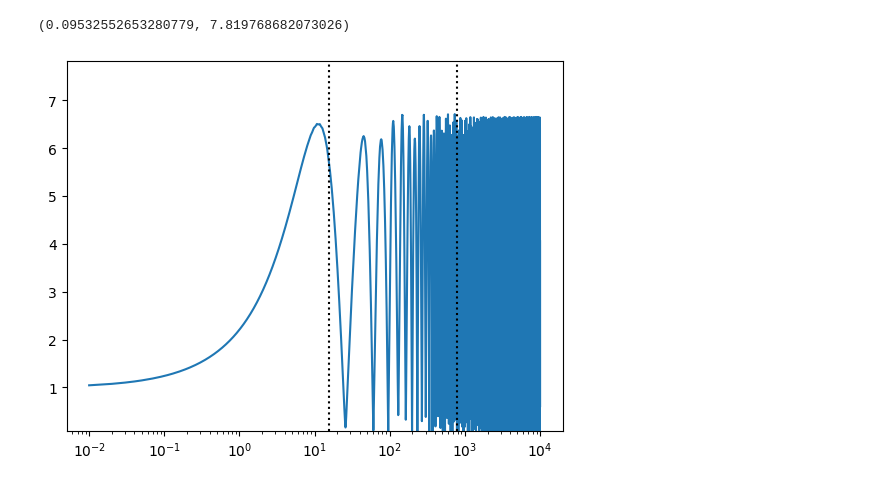
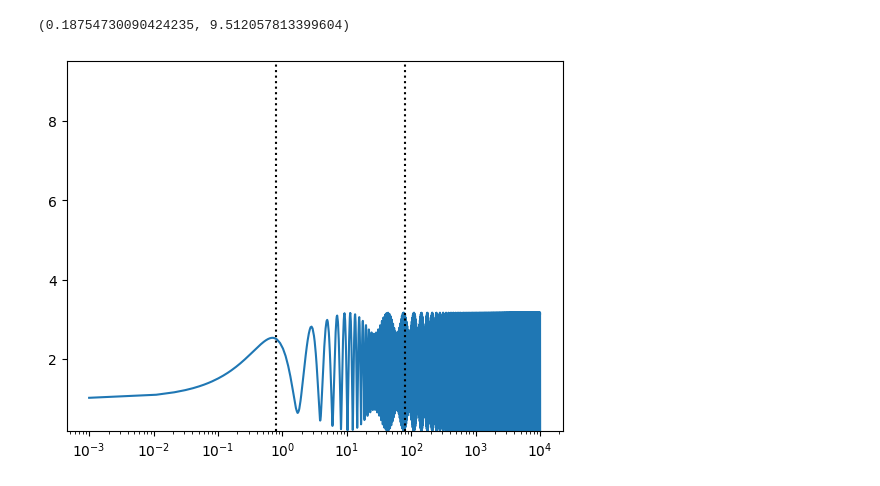
Before and after one commit to mhycheung/glworia, a Jupyter notebook: load_interpolation.ipynb, the cells around one changed output. Drawn from its saved outputs; the diff is of its cells as text; code cells hidden in the pictures.

```diff
--- a/load_interpolation.ipynb
+++ b/load_interpolation.ipynb
@@ -280,8 +289,11 @@ F_g = F_geom(w_arr_high, T_im, mu_im)
 # %%
 from bisect import bisect_left
 indx = bisect_left(w_arr_low, 25/T_im_hi)
-y_lim_high = np.max(np.abs(Fw_low[:indx]))*1.2
+y_lim_high = np.max(np.abs(Fw_low[:indx]))*1.5
 y_lim_low = np.min(np.abs(Fw_low[:indx]))*0.8
+# %%
+w_trans_1 = 2.5/T_im_hi
+w_trans_2 = 250/T_im_hi if strongly_lensed else 1000/T_im_hi
 # %%
 plt.semilogx(w_arr_high, np.abs(Fw_high), label = 'high', alpha = 0.5)
 plt.semilogx(w_arr_low, np.abs(Fw_low), label = 'low', alpha = 0.5)
@@ -300,11 +312,12 @@ def smooth_increase(x, x0, a):
 def smooth_decrease(x, x0, a):
     return 1 - smooth_increase(x, x0, a)
 # %%
-def interp_partitions(w_interp, ws, Fs, partitions, sigs):
+def interp_partitions(w_interp, ws, Fs, partitions, sigs, T_im, mu_im):
     F_interp = np.zeros_like(w_interp, dtype = np.complex128)
-    F_interp_raw = []
-    for w, F in zip(ws, Fs):
-        F_interp_raw.append(np.interp(w_interp, w, F))
+    F_interp_raw = [np.ones_like(w_interp, dtype=np.complex128)]
+    for i, (w, F) in enumerate(zip(ws, Fs)):
+        F_interp_raw.append(np.interp(w_interp, w, F, left = 1., right = 0.))
+    F_interp_raw.append(F_geom(w_interp, T_im, mu_im))
     for i in range(len(partitions)):
         if i == 0:
             F_interp += F_interp_raw[i]*smooth_decrease(w_interp, partitions[i], sigs[i])
@@ -315,18 +328,19 @@ def interp_partitions(w_interp, ws, Fs, partitions, sigs):
             F_interp += F_interp_raw[i+1]*smooth_increase(w_interp, partitions[i], sigs[i])
     return F_interp
 # %%
-w_interp = np.linspace(0.01, 1e4, num = 10**6)
-w_list = [w_arr_low, w_arr_high, w_arr_high]
-F_list = [Fw_low, Fw_high, F_g]
-partitions = np.array([2.5/T_im_hi, 250/T_im_hi])
+w_interp = np.linspace(0.001, 1e4, num = 10**6)
+w_list = [w_arr_low, w_arr_high]
+F_list = [Fw_low, Fw_high]
+w_low_trans = w_arr_low[0]
+partitions = np.array([w_low_trans, w_trans_1, w_trans_2])
 sigs = partitions/10
 
-F_interp = interp_partitions(w_interp, w_list, F_list, partitions, sigs)
+F_interp = interp_partitions(w_interp, w_list, F_list, partitions, sigs, T_im, mu_im)
 # %%
 plt.semilogx(w_interp, np.abs(F_interp))
-plt.axvline(5/T_im_hi, color = 'k', linestyle = ':', label = '5/T_sad')
-plt.axvline(250/T_im_hi, color = 'k', linestyle = ':', label = '250/T_sad')
-plt.ylim(y_lim_low, y_lim_high)
+plt.axvline(w_trans_1, color = 'k', linestyle = ':', label = '5/T_sad')
+plt.axvline(w_trans_2, color = 'k', linestyle = ':', label = '250/T_sad')
+plt.ylim(y_lim_low, y_lim_high*2)
 # %% [output]
-(0.09532552653280779, 7.819768682073026)
+(0.18754730090424235, 9.512057813399604)
-[figure, old version]
+[figure, new version]
```
Also changed, not shown: parts of 13 cells of this notebook, 2 other files.
